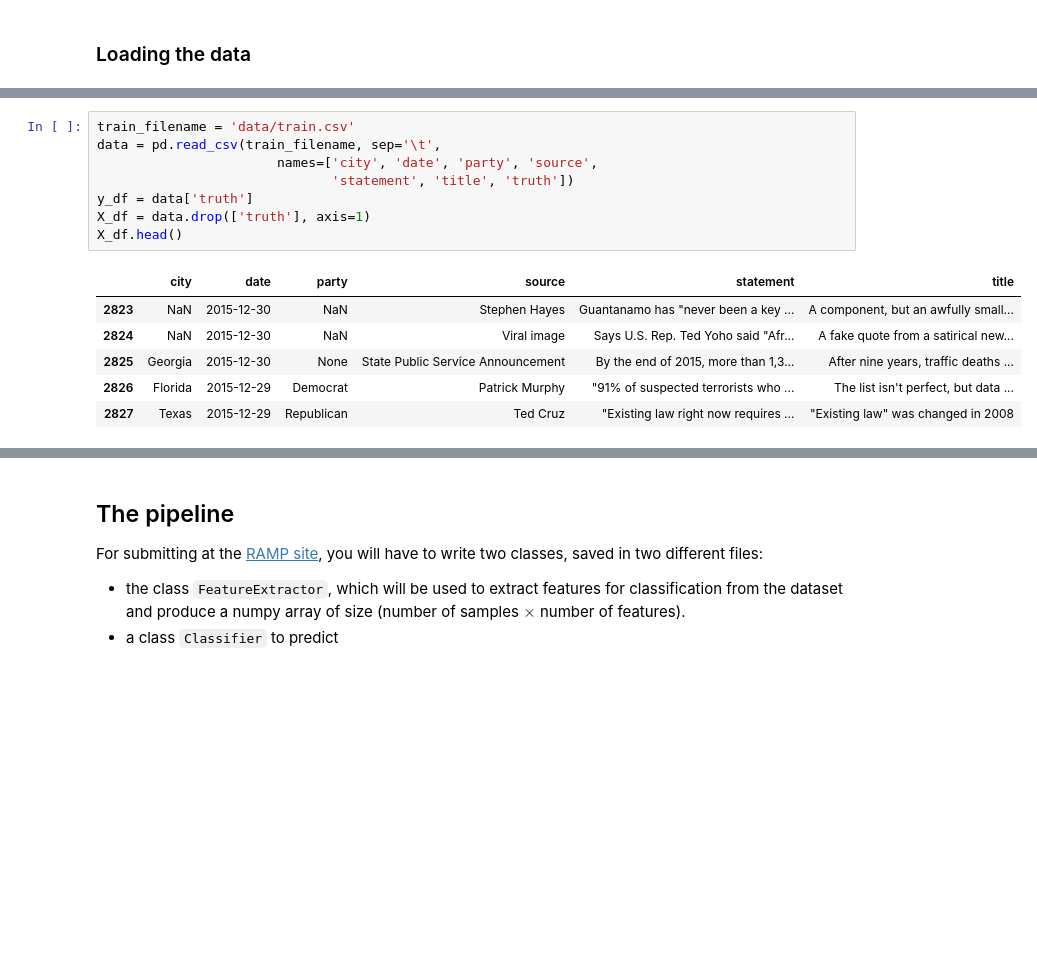
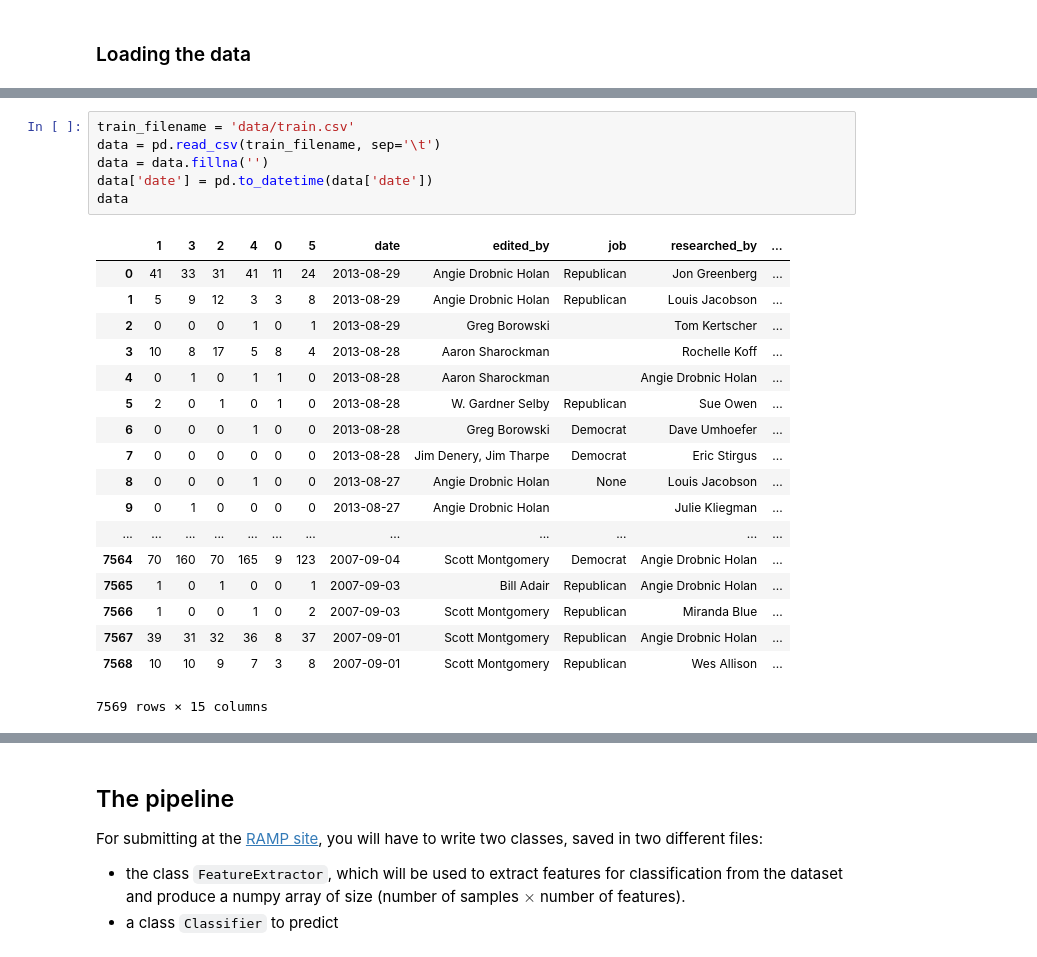
Before and after one commit to ramp-kits/fake_news, a Jupyter notebook: fake_news_starting_kit.ipynb, the cells around one changed output, grey strips where cells are left out. Saved outputs shown, nothing was run; the diff lists cells and outputs as text; blank space fills up the shorter version.

Commit message:
new data

```diff
--- a/fake_news_starting_kit.ipynb
+++ b/fake_news_starting_kit.ipynb
@@ -44,15 +40,25 @@ plotly==2.1.0
 # %%
 train_filename = 'data/train.csv'
-data = pd.read_csv(train_filename, sep='\t',
-                       names=['city', 'date', 'party', 'source',
-                              'statement', 'title', 'truth'])
-y_df = data['truth']
-X_df = data.drop(['truth'], axis=1)
-X_df.head()
+data = pd.read_csv(train_filename, sep='\t')
+data = data.fillna('')
+data['date'] = pd.to_datetime(data['date'])
+data
 # %% [output]
-|  | city | date | party | source | statement | title |
-| 2823 | NaN | 2015-12-30 | NaN | Stephen Hayes | Guantanamo has "never been a key ... | A component, but an awfully small... |
-| 2824 | NaN | 2015-12-30 | NaN | Viral image | Says U.S. Rep. Ted Yoho said "Afr... | A fake quote from a satirical new... |
-| 2825 | Georgia | 2015-12-30 | None | State Public Service Announcement | By the end of 2015, more than 1,3... | After nine years, traffic deaths ... |
-| 2826 | Florida | 2015-12-29 | Democrat | Patrick Murphy | "91% of suspected terrorists who ... | The list isn't perfect, but data ... |
-| 2827 | Texas | 2015-12-29 | Republican | Ted Cruz | "Existing law right now requires ... | "Existing law" was changed in 2008 |
+|  | 1 | 3 | 2 | 4 | 0 | 5 | date | edited_by | job | researched_by | ... |
+| 0 | 41 | 33 | 31 | 41 | 11 | 24 | 2013-08-29 | Angie Drobnic Holan | Republican | Jon Greenberg | ... |
+| 1 | 5 | 9 | 12 | 3 | 3 | 8 | 2013-08-29 | Angie Drobnic Holan | Republican | Louis Jacobson | ... |
+| 2 | 0 | 0 | 0 | 1 | 0 | 1 | 2013-08-29 | Greg Borowski |  | Tom Kertscher | ... |
+| 3 | 10 | 8 | 17 | 5 | 8 | 4 | 2013-08-28 | Aaron Sharockman |  | Rochelle Koff | ... |
+| 4 | 0 | 1 | 0 | 1 | 1 | 0 | 2013-08-28 | Aaron Sharockman |  | Angie Drobnic Holan | ... |
+| 5 | 2 | 0 | 1 | 0 | 1 | 0 | 2013-08-28 | W. Gardner Selby | Republican | Sue Owen | ... |
+| 6 | 0 | 0 | 0 | 1 | 0 | 0 | 2013-08-28 | Greg Borowski | Democrat | Dave Umhoefer | ... |
+| 7 | 0 | 0 | 0 | 0 | 0 | 0 | 2013-08-28 | Jim Denery, Jim Tharpe | Democrat | Eric Stirgus | ... |
+| 8 | 0 | 0 | 0 | 1 | 0 | 0 | 2013-08-27 | Angie Drobnic Holan | None | Louis Jacobson | ... |
+| 9 | 0 | 1 | 0 | 0 | 0 | 0 | 2013-08-27 | Angie Drobnic Holan |  | Julie Kliegman | ... |
+| ... | ... | ... | ... | ... | ... | ... | ... | ... | ... | ... | ... |
+| 7564 | 70 | 160 | 70 | 165 | 9 | 123 | 2007-09-04 | Scott Montgomery | Democrat | Angie Drobnic Holan | ... |
+| 7565 | 1 | 0 | 1 | 0 | 0 | 1 | 2007-09-03 | Bill Adair | Republican | Angie Drobnic Holan | ... |
+| 7566 | 1 | 0 | 0 | 1 | 0 | 2 | 2007-09-03 | Scott Montgomery | Republican | Miranda Blue | ... |
+| 7567 | 39 | 31 | 32 | 36 | 8 | 37 | 2007-09-01 | Scott Montgomery | Republican | Angie Drobnic Holan | ... |
+| 7568 | 10 | 10 | 9 | 7 | 3 | 8 | 2007-09-01 | Scott Montgomery | Republican | Wes Allison | ... |
+7569 rows × 15 columns
```
Also changed, not shown: parts of 22 cells of this notebook, 2 other files.
